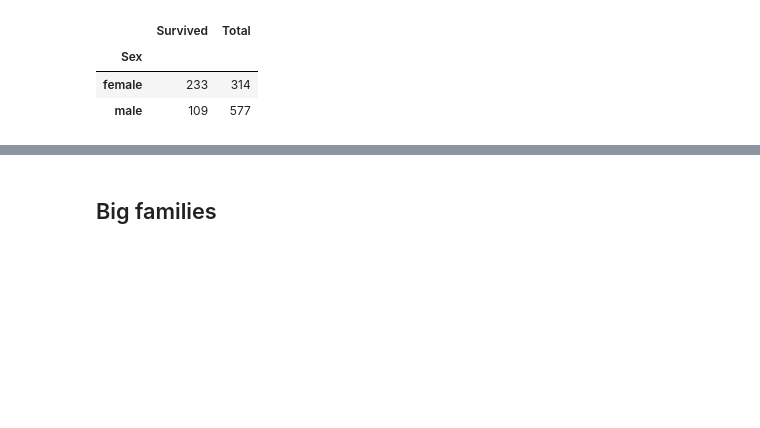
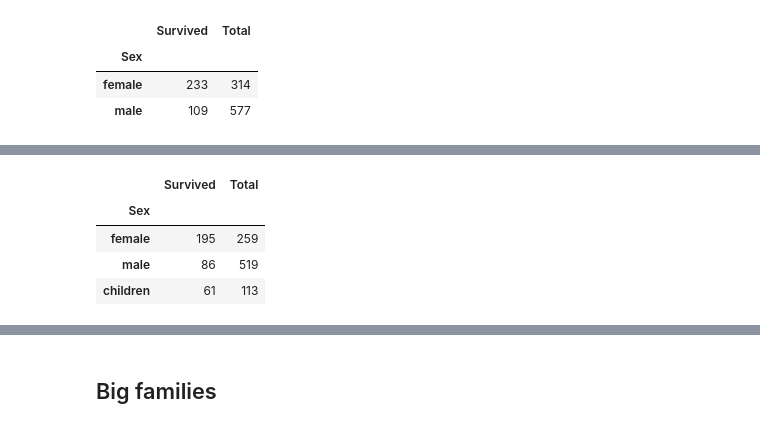
Before and after one commit to jonaudomar/titanic-data-analysis, a Jupyter notebook: Titanic_data_analysis.ipynb, the cells around one changed output, grey strips where cells are left out. Drawn from its saved outputs; the diff is of its cells as text; code cells hidden in the pictures; blank space fills up the shorter version.

```diff
--- a/titanic_disaster_recap_23_01_2023.ipynb
+++ b/Titanic_data_analysis.ipynb
@@ -318,3 +321,11 @@ survivors_df
+# %%
+survivors_df - children_gender_df
+# %% [output]
+|  | Survived | Total |
+| Sex |  |  |
+| female | 195 | 259 |
+| male | 86 | 519 |
+| children | 61 | 113 |
 # %%
 (survivors_df - children_gender_df).plot(kind = 'bar')
 # %% [output]
```
Also changed, not shown: parts of 11 cells of this notebook, 2 other files.
